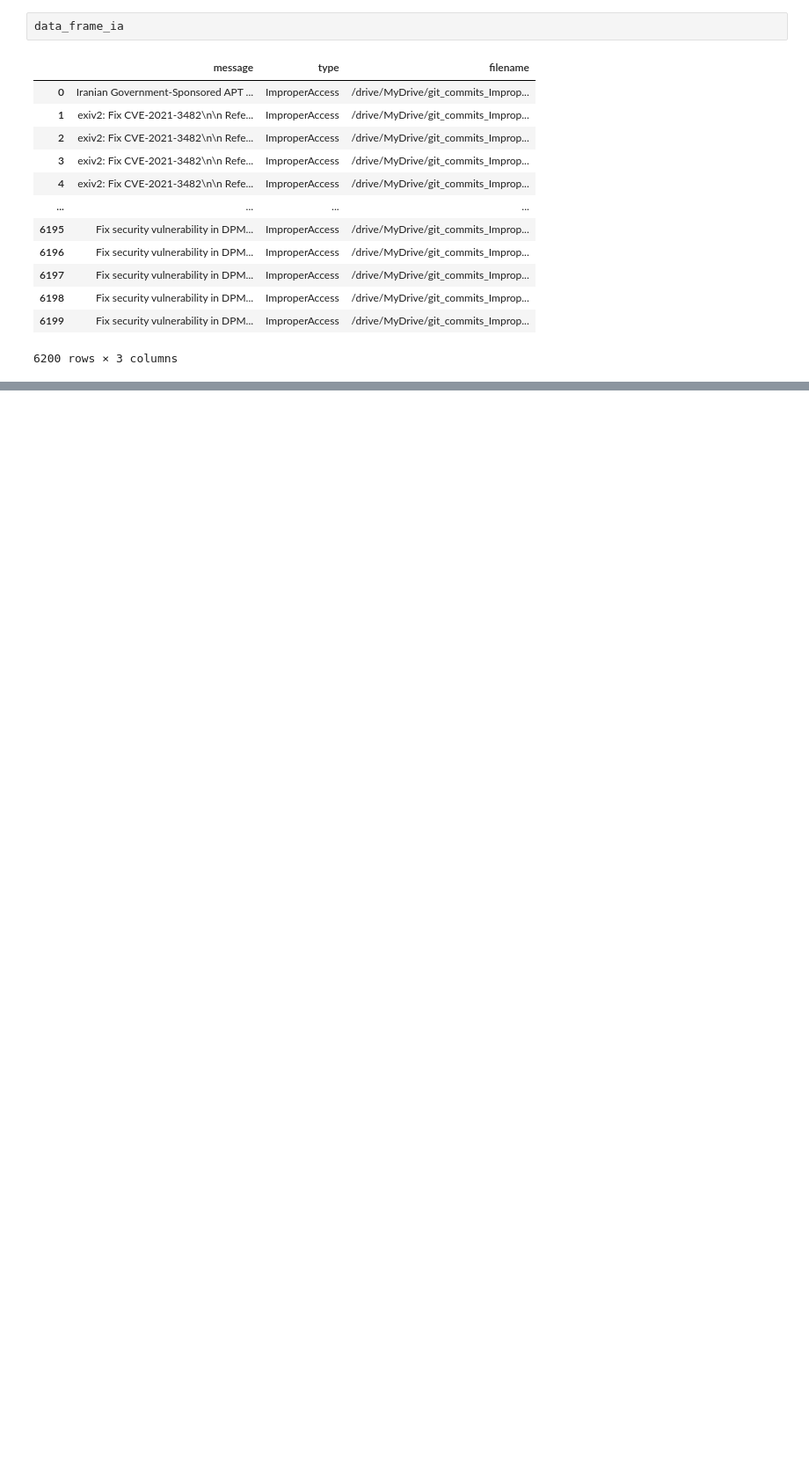
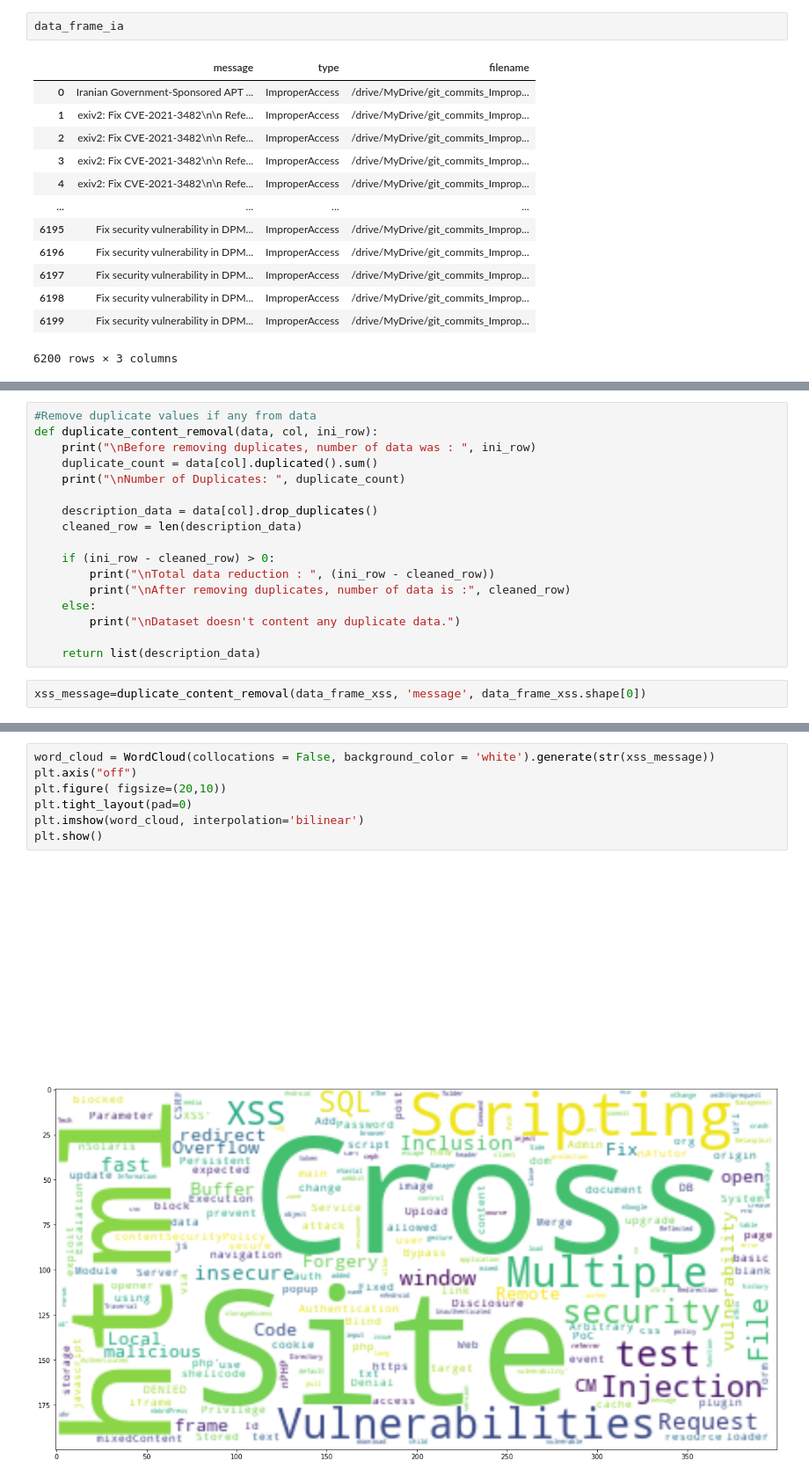
Before and after one commit to tanvi-ap/DEVINSC, a Jupyter notebook: devinsc_V1.ipynb, the cells around one changed output, grey strips where cells are left out. Shown at 88% size. Drawn from its saved outputs; the diff is of its cells as text; blank space fills up the shorter version.

```diff
--- a/devinsc_V1.ipynb
+++ b/devinsc_V1.ipynb
@@ -314,0 +278,19 @@ print(data[0:100])
+# %%
+#Remove duplicate values if any from data
+def duplicate_content_removal(data, col, ini_row):
+    print("\nBefore removing duplicates, number of data was : ", ini_row)
+    duplicate_count = data[col].duplicated().sum()
+    print("\nNumber of Duplicates: ", duplicate_count)
+
+    description_data = data[col].drop_duplicates()
+    cleaned_row = len(description_data)
+
+    if (ini_row - cleaned_row) > 0:
+        print("\nTotal data reduction : ", (ini_row - cleaned_row))
+        print("\nAfter removing duplicates, number of data is :", cleaned_row)
+    else:
+        print("\nDataset doesn't content any duplicate data.")
+
+    return list(description_data)
+# %%
+xss_message=duplicate_content_removal(data_frame_xss, 'message', data_frame_xss.shape[0])
@@ -314,0 +420,10 @@ print(data[0:100])
+# %%
+word_cloud = WordCloud(collocations = False, background_color = 'white').generate(str(xss_message))
+plt.axis("off")
+plt.figure( figsize=(20,10))
+plt.tight_layout(pad=0)
+plt.imshow(word_cloud, interpolation='bilinear')
+plt.show()
+# %% [output]
+[figure, added]
+[figure, added]
```
Also changed, not shown: parts of 18 cells of this notebook.
